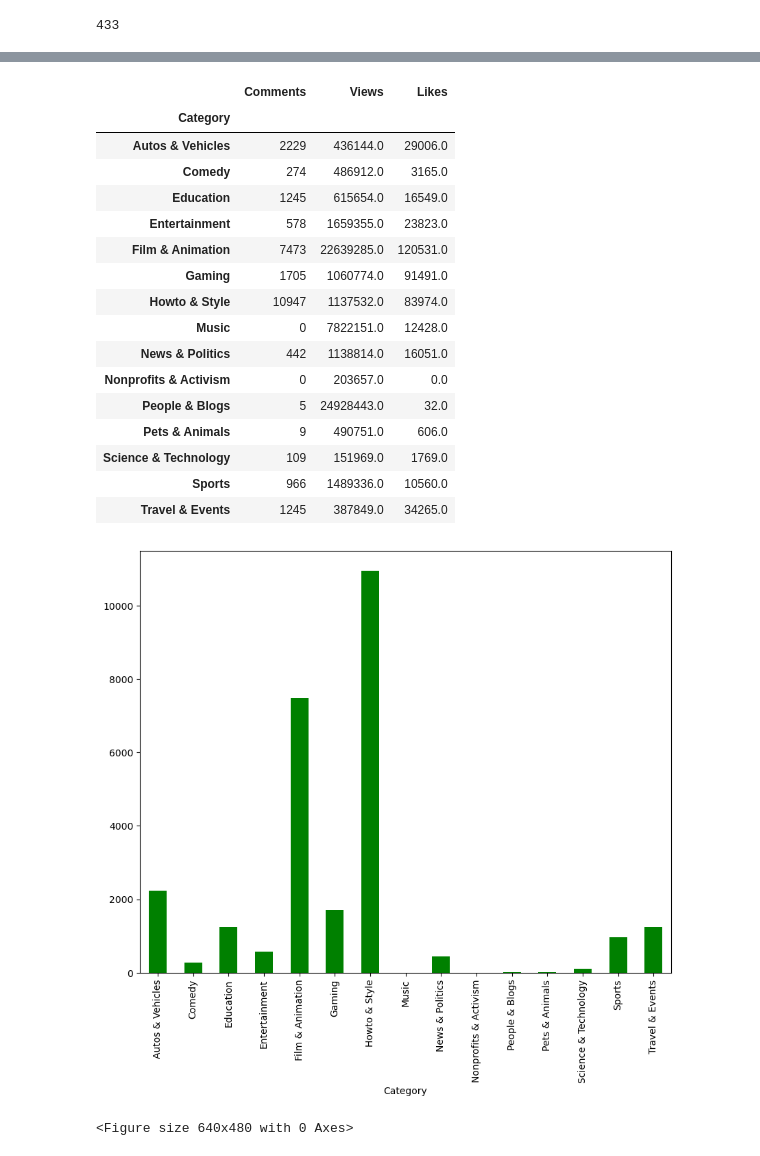
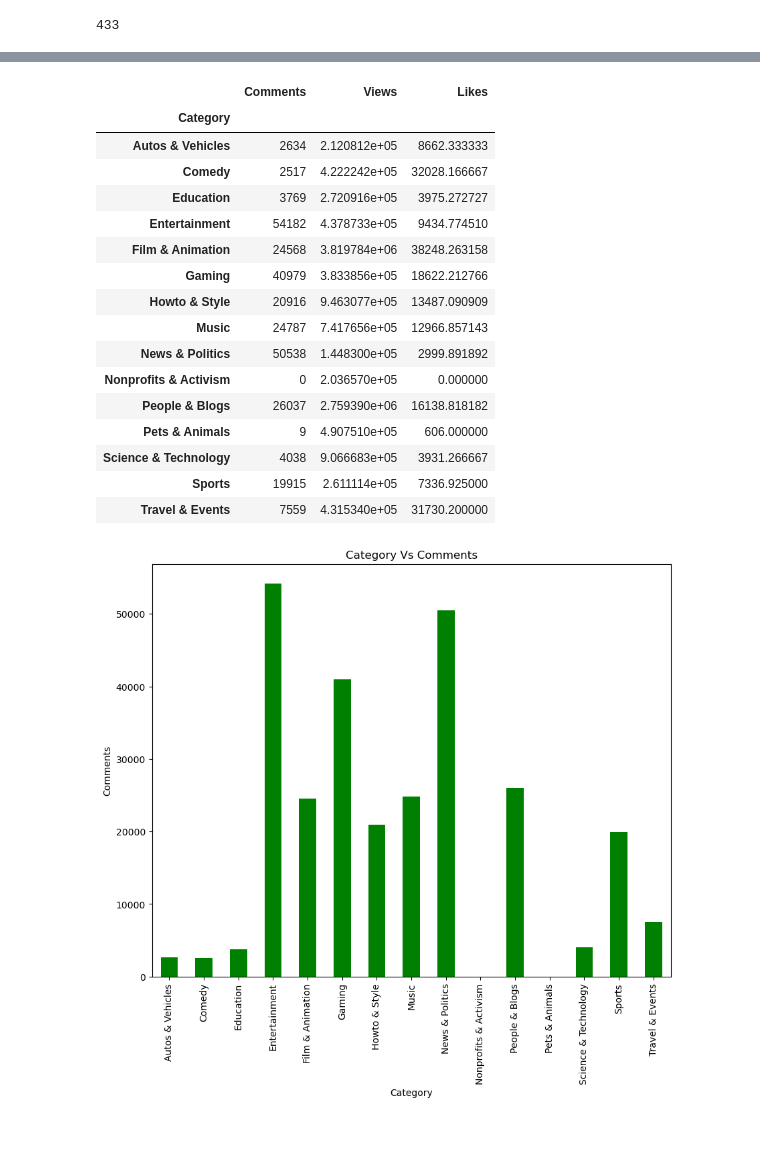
Before and after one commit to HermiaRen/Project1, a Jupyter notebook: Project amey.ipynb, the cells around one changed output, grey strips where cells are left out. Drawn from its saved outputs; the diff is of its cells as text; code cells hidden in the pictures.

```diff
--- a/Project amey.ipynb
+++ b/Project amey.ipynb
@@ -43,8 +24,7 @@ total_comments
 433
 # %%
 
-
-category_df= cleaned_df.groupby( "Category")
+category_df= combined_data.groupby( "Category")
 category_df.head()
 # %% [output]
 |  | Video Name | Channel ID | Views | Likes | Dislikes | Comments | Time of Uploading | Category |
@@ -80,36 +57,36 @@ Q1_df
 # %% [output]
 |  | Comments | Views | Likes |
 | Category |  |  |  |
-| Autos & Vehicles | 2229 | 436144.0 | 29006.0 |
-| Comedy | 274 | 486912.0 | 3165.0 |
-| Education | 1245 | 615654.0 | 16549.0 |
-| Entertainment | 578 | 1659355.0 | 23823.0 |
-| Film & Animation | 7473 | 22639285.0 | 120531.0 |
-| Gaming | 1705 | 1060774.0 | 91491.0 |
-| Howto & Style | 10947 | 1137532.0 | 83974.0 |
-| Music | 0 | 7822151.0 | 12428.0 |
-| News & Politics | 442 | 1138814.0 | 16051.0 |
-| Nonprofits & Activism | 0 | 203657.0 | 0.0 |
-| People & Blogs | 5 | 24928443.0 | 32.0 |
-| Pets & Animals | 9 | 490751.0 | 606.0 |
-| Science & Technology | 109 | 151969.0 | 1769.0 |
-| Sports | 966 | 1489336.0 | 10560.0 |
-| Travel & Events | 1245 | 387849.0 | 34265.0 |
+| Autos & Vehicles | 2634 | 2.120812e+05 | 8662.333333 |
+| Comedy | 2517 | 4.222242e+05 | 32028.166667 |
+| Education | 3769 | 2.720916e+05 | 3975.272727 |
+| Entertainment | 54182 | 4.378733e+05 | 9434.774510 |
+| Film & Animation | 24568 | 3.819784e+06 | 38248.263158 |
+| Gaming | 40979 | 3.833856e+05 | 18622.212766 |
+| Howto & Style | 20916 | 9.463077e+05 | 13487.090909 |
+| Music | 24787 | 7.417656e+05 | 12966.857143 |
+| News & Politics | 50538 | 1.448300e+05 | 2999.891892 |
+| Nonprofits & Activism | 0 | 2.036570e+05 | 0.000000 |
+| People & Blogs | 26037 | 2.759390e+06 | 16138.818182 |
+| Pets & Animals | 9 | 4.907510e+05 | 606.000000 |
+| Science & Technology | 4038 | 9.066683e+05 | 3931.266667 |
+| Sports | 19915 | 2.611114e+05 | 7336.925000 |
+| Travel & Events | 7559 | 4.315340e+05 | 31730.200000 |
 # %%
 #plot Bar chat
 
 comments_df= Q1_df.groupby(["Category"]).mean()["Comments"]
 
 plot_bar_comments = comments_df.plot(kind = "bar",figsize=(10,8), color='g')
 
 
-plot_bar_views.set_ylabel("Comments")
-plot_bar_views.set_xlabel("Category")
+plot_bar_comments.set_ylabel("Comments")
+plot_bar_comments.set_xlabel("Category")
+plot_bar_comments.set_title("Category Vs Comments")
 plt.show()
 
-plt.tight_layout()
-plt.savefig("Bar plot comments")
+#plt.tight_layout()
+#plt.savefig("Bar plot comments")
 # %% [output]
-[figure, old version]
+[figure, new version]
-<Figure size 640x480 with 0 Axes>
 # %%
```
Also changed, not shown: parts of 4 cells of this notebook.
